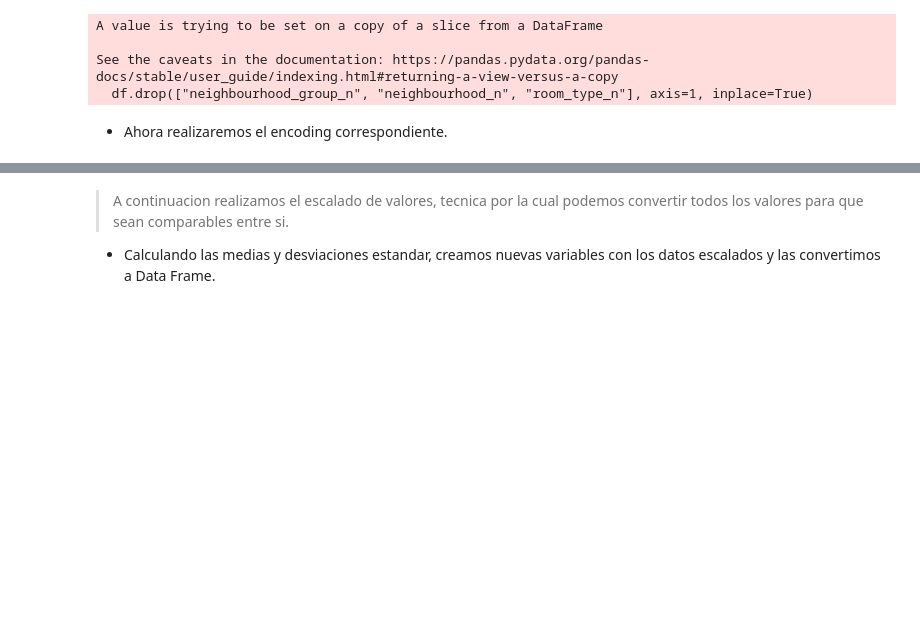
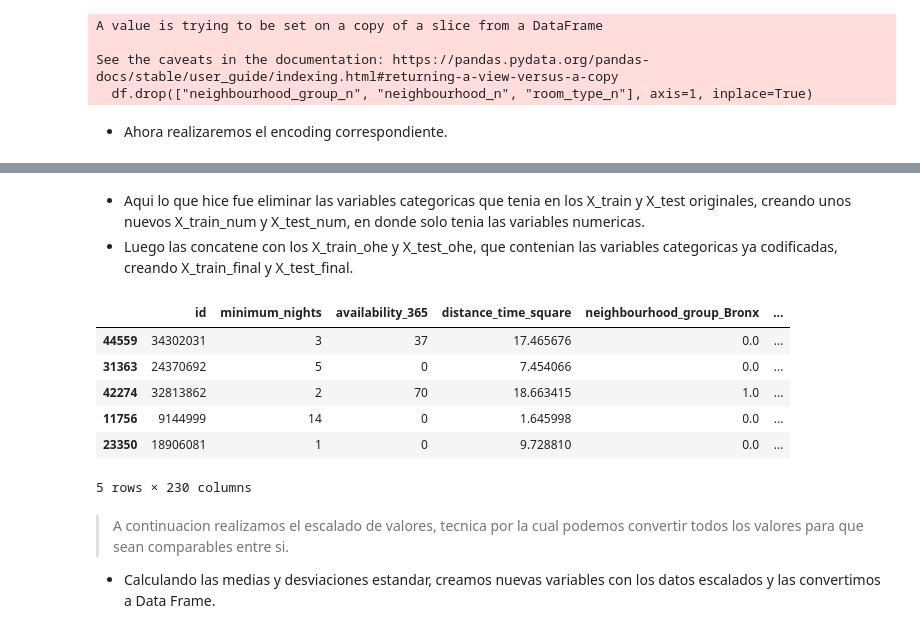
Before and after one commit to 4GeeksAcademy/Emiliano0041-IntroML, a Jupyter notebook: src/eda-airbnd-ny.ipynb, the cells around one changed output, grey strips where cells are left out. Saved outputs shown, nothing was run; the diff lists cells and outputs as text; code cells hidden in the pictures; blank space fills up the shorter version.

```diff
--- a/src/eda-airbnd-ny.ipynb
+++ b/src/eda-airbnd-ny.ipynb
@@ -284,0 +274,3 @@ X_train_ohe.head()
+# %% [markdown]
+- Aqui lo que hice fue eliminar las variables categoricas que tenia en los X_train y X_test originales, creando unos nuevos X_train_num y X_test_num, en donde solo tenia las variables numericas.
+- Luego las concatene con los X_train_ohe y X_test_ohe, que contenian las variables categoricas ya codificadas, creando X_train_final y X_test_final.
@@ -285,3 +283,13 @@ X_train_ohe.head()
+# %%
+X_train_final.head()
+# %% [output]
+|  | id | minimum_nights | availability_365 | distance_time_square | neighbourhood_group_Bronx | ... |
+| 44559 | 34302031 | 3 | 37 | 17.465676 | 0.0 | ... |
+| 31363 | 24370692 | 5 | 0 | 7.454066 | 0.0 | ... |
+| 42274 | 32813862 | 2 | 70 | 18.663415 | 1.0 | ... |
+| 11756 | 9144999 | 14 | 0 | 1.645998 | 0.0 | ... |
+| 23350 | 18906081 | 1 | 0 | 9.728810 | 0.0 | ... |
+5 rows × 230 columns
 # %% [markdown]
 > A continuacion realizamos el escalado de valores, tecnica por la cual podemos convertir todos los valores para que sean comparables entre si.
 
```
Also changed, not shown: parts of 7 cells of this notebook, 4 other files.
